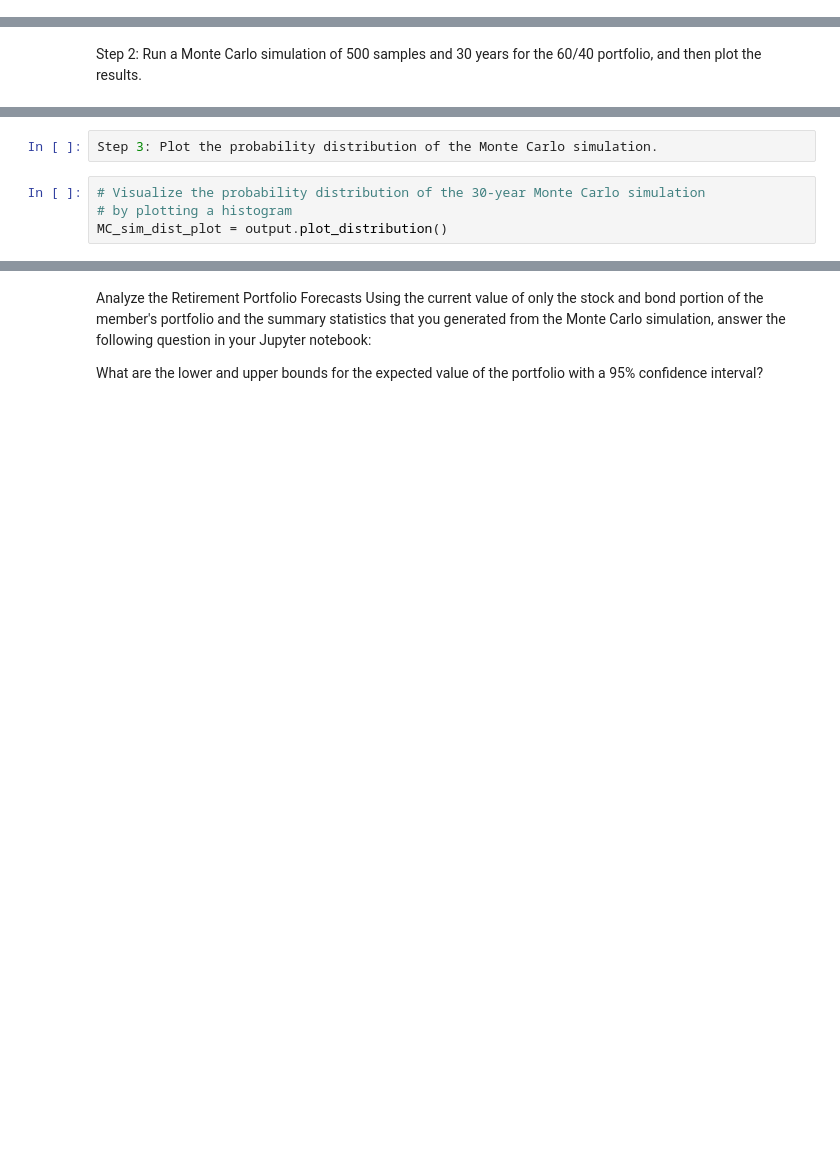
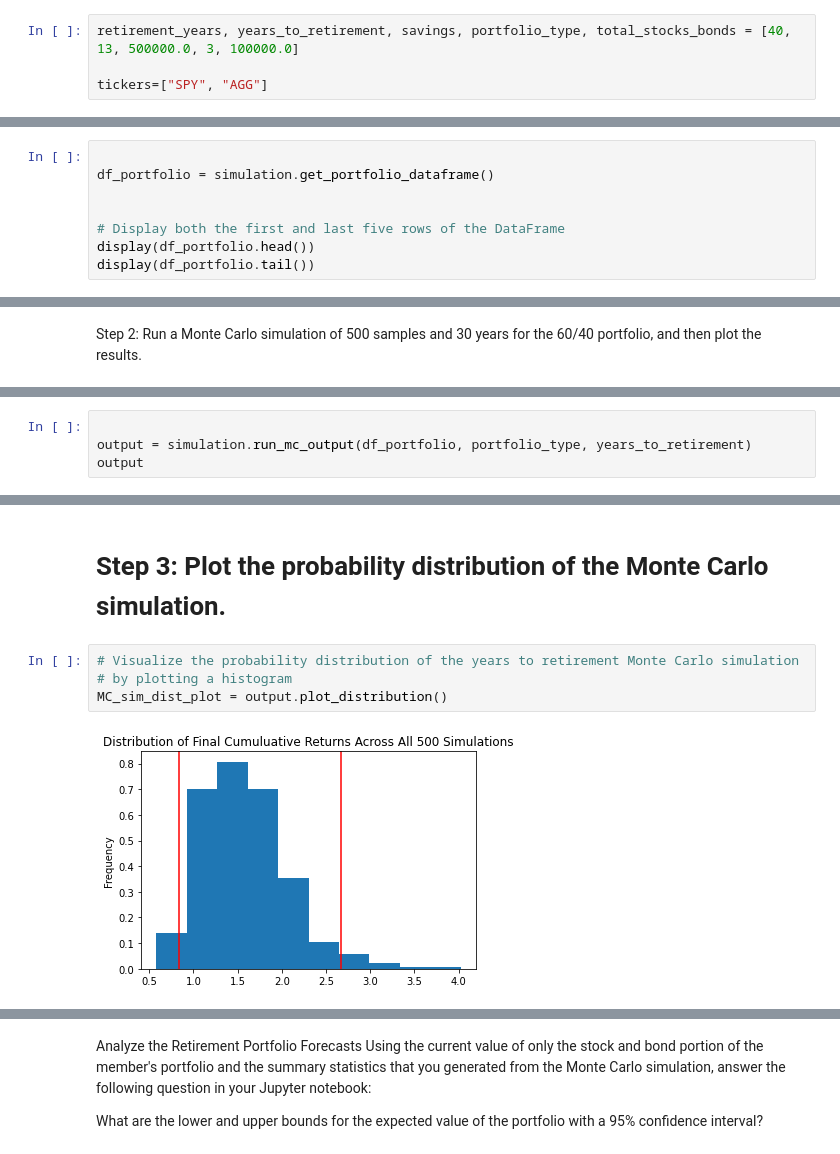
Before and after one commit to gatsbyz/retirement-global-plus, a Jupyter notebook: retirement_tool.ipynb, the cells around one changed output, grey strips where cells are left out. Cells and saved outputs as stored; diff of their text form; blank space fills up the shorter version.

```diff
--- a/retirement_tool.ipynb
+++ b/retirement_tool.ipynb
@@ -105,3 +20,7 @@ savings_data
+# %%
+retirement_years, years_to_retirement, savings, portfolio_type, total_stocks_bonds = [40, 13, 500000.0, 3, 100000.0]
+
+tickers=["SPY", "AGG"]
 # %% [markdown]
 Step 2: Use the savings_data list to create a Pandas DataFrame named savings_df, and then display this DataFrame. The function to create the DataFrame should take the following three parameters:
 savings_data: Use the list that you just created.
@@ -161,0 +42,8 @@ display(df_portfolio.tail())
+# %%
+
+df_portfolio = simulation.get_portfolio_dataframe()
+
+
+# Display both the first and last five rows of the DataFrame
+display(df_portfolio.head())
+display(df_portfolio.tail())
@@ -205,0 +69,4 @@ output.portfolio_data.dropna()
+# %%
+
+output = simulation.run_mc_output(df_portfolio, portfolio_type, years_to_retirement)
+output
@@ -213,7 +108,9 @@ MC_sim_line_plot = output.plot_simulation()
+# %% [markdown]
+# Step 3: Plot the probability distribution of the Monte Carlo simulation.
 # %%
-Step 3: Plot the probability distribution of the Monte Carlo simulation.
+# Visualize the probability distribution of the years to retirement Monte Carlo simulation
+# by plotting a histogram
+MC_sim_dist_plot = output.plot_distribution()
+# %% [output]
+[figure, added]
-# %%
-# Visualize the probability distribution of the 30-year Monte Carlo simulation
-# by plotting a histogram
-MC_sim_dist_plot = output.plot_distribution()
 # %%
```
Also changed, not shown: parts of 26 cells of this notebook, 9 other files.
